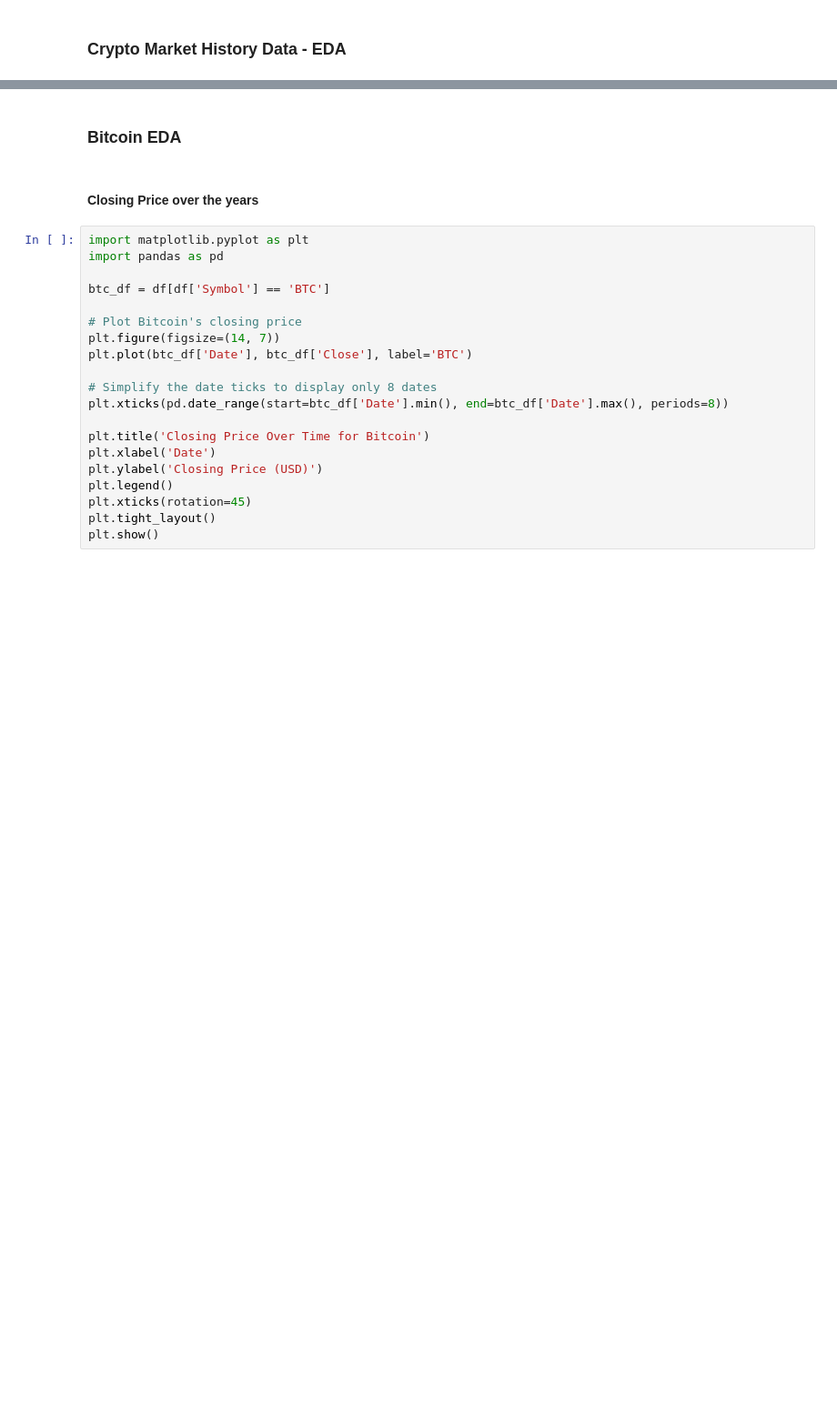
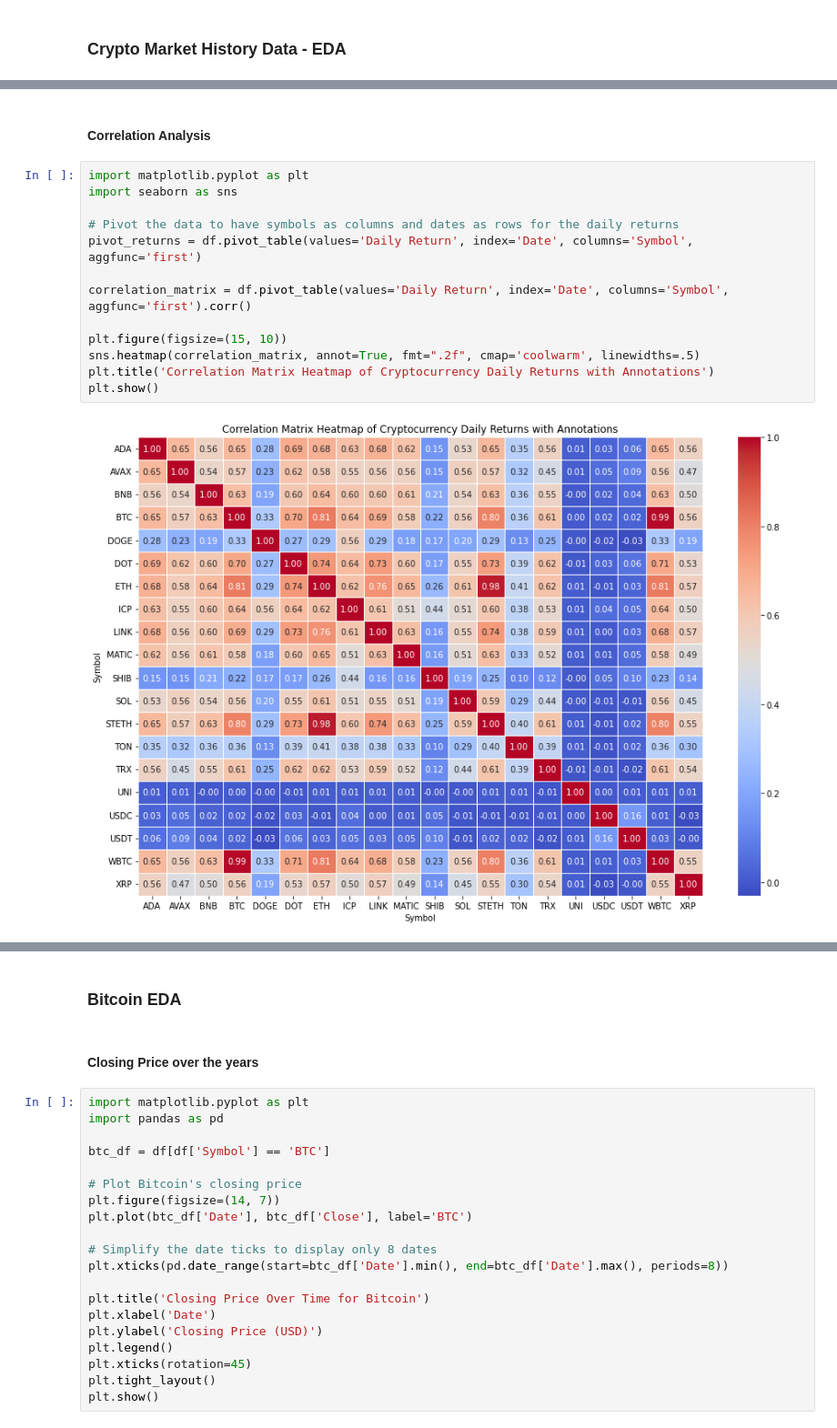
Before and after one commit to EthanFalcao/WPI-IA-Portfolio-Optimization-and-Risk-Analysis, a Jupyter notebook: Exploratory Data Analysis.ipynb, the cells around one changed output, grey strips where cells are left out. Shown at 91% size. Saved outputs shown, nothing was run; the diff lists cells and outputs as text; blank space fills up the shorter version.

```diff
--- a/Exploratory Data Analysis.ipynb
+++ b/Exploratory Data Analysis.ipynb
@@ -57,0 +124,17 @@ df.describe()
+# %% [markdown]
+#### Correlation Analysis
+# %%
+import matplotlib.pyplot as plt
+import seaborn as sns
+
+# Pivot the data to have symbols as columns and dates as rows for the daily returns
+pivot_returns = df.pivot_table(values='Daily Return', index='Date', columns='Symbol', aggfunc='first')
+
+correlation_matrix = df.pivot_table(values='Daily Return', index='Date', columns='Symbol', aggfunc='first').corr()
+
+plt.figure(figsize=(15, 10))
+sns.heatmap(correlation_matrix, annot=True, fmt=".2f", cmap='coolwarm', linewidths=.5)
+plt.title('Correlation Matrix Heatmap of Cryptocurrency Daily Returns with Annotations')
+plt.show()
+# %% [output]
+[figure, added]
```
Also changed, not shown: parts of 15 cells of this notebook, 2 other files.
